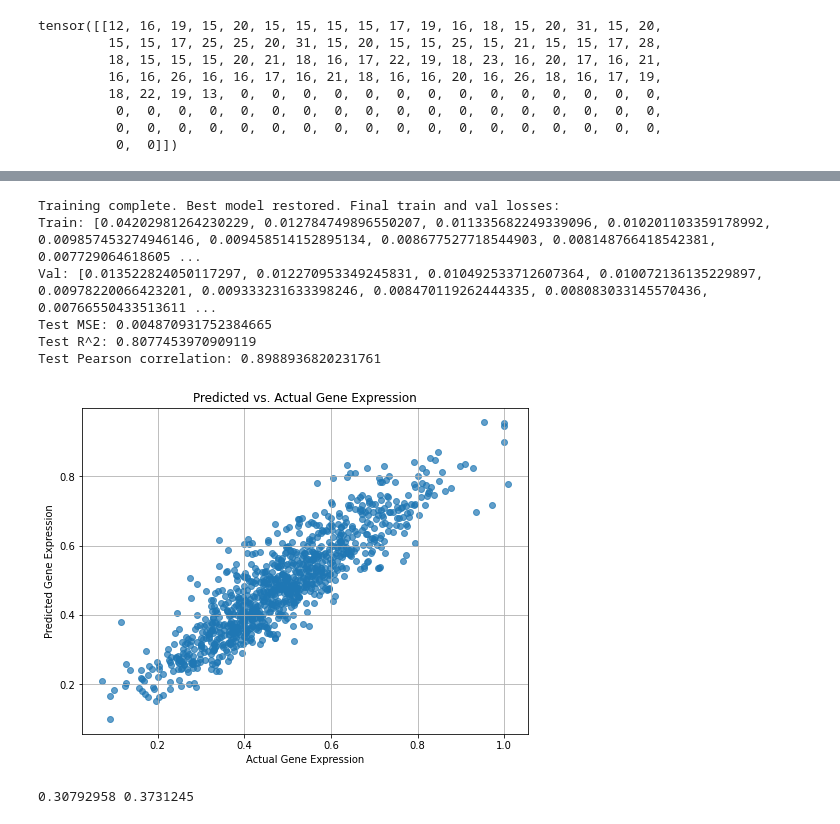
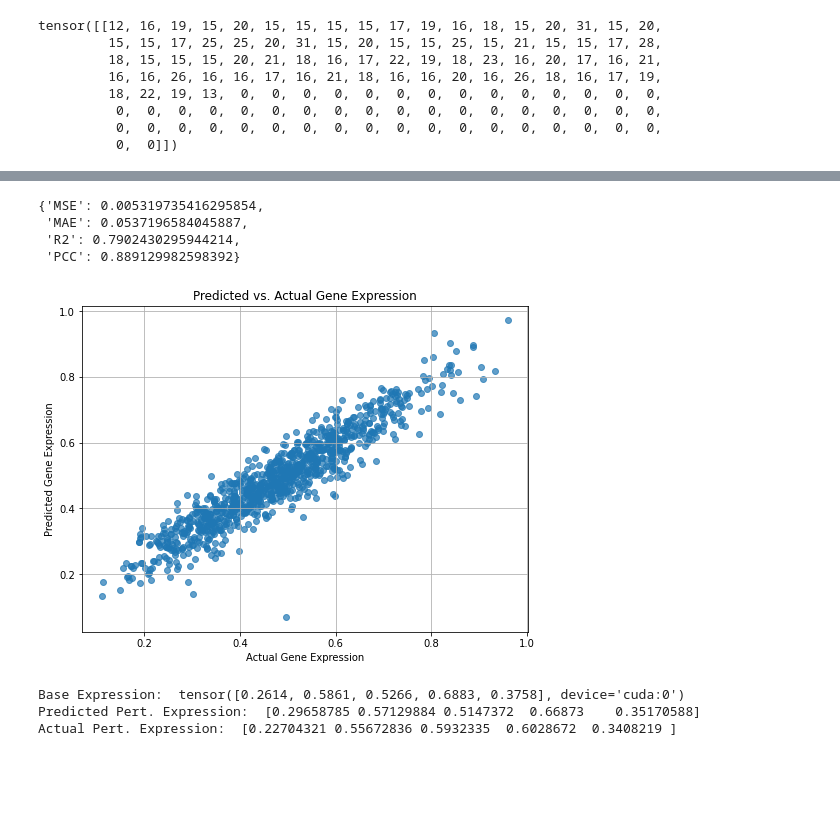
Before and after one commit to LucianoDeben/5ARG45, a Jupyter notebook: notebooks/gctx.ipynb, the cells around one changed output, grey strips where cells are left out. Saved outputs shown, nothing was run; the diff lists cells and outputs as text; code cells hidden in the pictures; blank space fills up the shorter version.

```diff
--- a/notebooks/gctx.ipynb
+++ b/notebooks/gctx.ipynb
@@ -249,6 +248,7 @@ dataset = PerturbationDataset(
     pairing="random",
     landmark_only=True,
     tokenizer=smiles_tokenizer,
+    max_smiles_length=max_length,
 )
 
 # Split the dataset into train, validation, and test sets
@@ -328,45 +465,49 @@ Val: [0.013522824050117297, 0.012270953349245831, 0.010492533712607364, 0.010072
 # Evaluate on test set
 test_metrics = evaluate_multimodal_model(model, test_loader,criterion=criterion, device=device)
 logging.debug("Test Metrics: ", test_metrics)
+test_metrics
 # %% [output]
-Training complete. Best model restored. Final train and val losses:
-Train: [0.04202981264230229, 0.012784749896550207, 0.011335682249339096, 0.010201103359178992, 0.009857453274946146, 0.009458514152895134, 0.008677527718544903, 0.008148766418542381, 0.007729064618605 ...
-Val: [0.013522824050117297, 0.012270953349245831, 0.010492533712607364, 0.010072136135229897, 0.00978220066423201, 0.009333231633398246, 0.008470119262444335, 0.008083033145570436, 0.00766550433513611 ...
-Test MSE: 0.004870931752384665
-Test R^2: 0.8077453970909119
-Test Pearson correlation: 0.8988936820231761
+{'MSE': 0.005319735416295854,
+ 'MAE': 0.0537196584045887,
+ 'R2': 0.7902430295944214,
+ 'PCC': 0.889129982598392}
 # %%
 # Get some predictions from the test set
 model.eval()
 with torch.no_grad():
     for batch_data in test_loader:
         features = batch_data["features"].to(device)
         labels = batch_data["labels"].to(device)
         smiles_list = batch_data["smiles_tokens"].to(device)
 
         # Forward pass
         preds = model(features, smiles_list)  # shape (B, #genes)
 
         # Move to CPU for easy concatenation
         preds = preds.cpu().numpy()
         labels = labels.cpu().numpy()
         break
 
 # Select a random sample
 sample_idx = np.random.randint(0, len(preds))
+sample_features = features[sample_idx]
 sample_pred = preds[sample_idx]
 sample_label = labels[sample_idx]
 
 # Plot the predicted vs. actual gene expression
 plt.figure(figsize=(8, 6))
 plt.scatter(sample_label, sample_pred, alpha=0.7)
 plt.xlabel("Actual Gene Expression")
 plt.ylabel("Predicted Gene Expression")
 plt.title("Predicted vs. Actual Gene Expression")
 plt.grid(True)
 plt.show()
 
-print(sample_pred[0], sample_label[0])
+print("Base Expression: ", sample_features[:5])
+print("Predicted Pert. Expression: ", sample_pred[:5])
+print("Actual Pert. Expression: ", sample_label[:5])
 # %% [output]
-[figure, old version]
+[figure, new version]
-0.30792958 0.3731245
+Base Expression:  tensor([0.2614, 0.5861, 0.5266, 0.6883, 0.3758], device='cuda:0')
+Predicted Pert. Expression:  [0.29658785 0.57129884 0.5147372  0.66873    0.35170588]
+Actual Pert. Expression:  [0.22704321 0.55672836 0.5932335  0.6028672  0.3408219 ]
```
Also changed, not shown: parts of 4 cells of this notebook, 1 other file.
